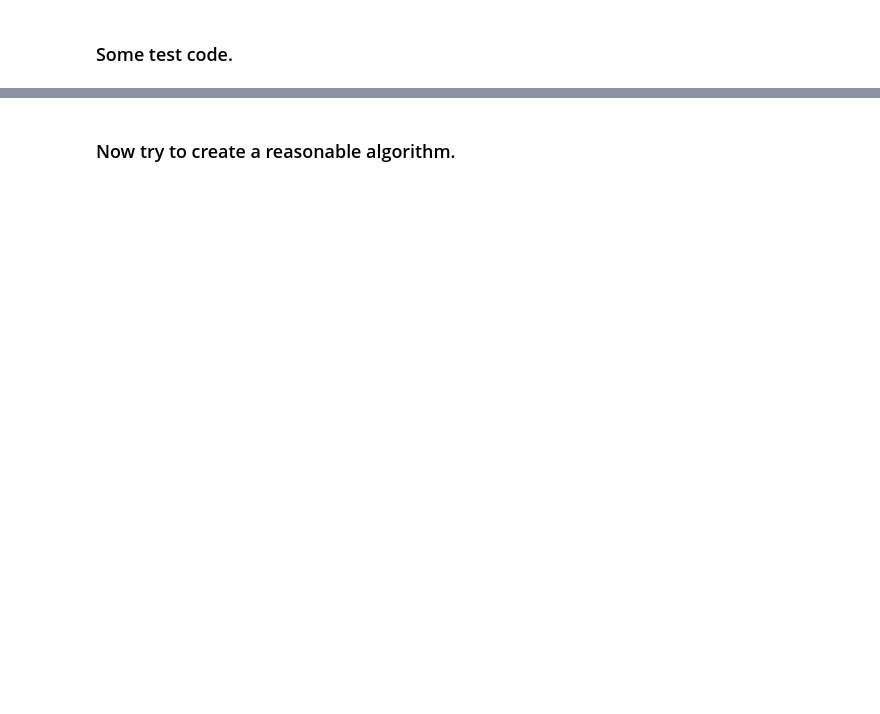
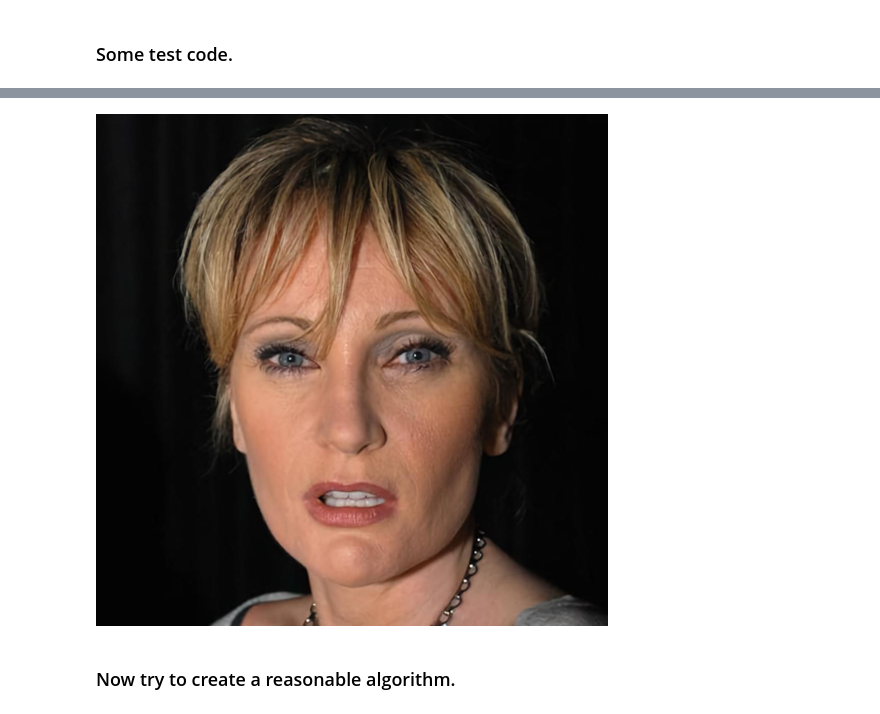
Before and after one commit to sohdas/CS639-FinalProject, a Jupyter notebook: dev/dev.ipynb, the cells around one changed output, grey strips where cells are left out. Saved outputs shown, nothing was run; the diff lists cells and outputs as text; code cells hidden in the pictures; blank space fills up the shorter version.

```diff
--- a/dev/dev.ipynb
+++ b/dev/dev.ipynb
@@ -91,3 +96,8 @@ IndexError: too many indices for tensor of dimension 4
+# %%
+img = images[i].detach()
+to_pil_image(img)
+# %% [output]
+[figure, added]
 # %%
 class Agent():
     """
```
Also changed, not shown: parts of 6 cells of this notebook, 2 other files.
